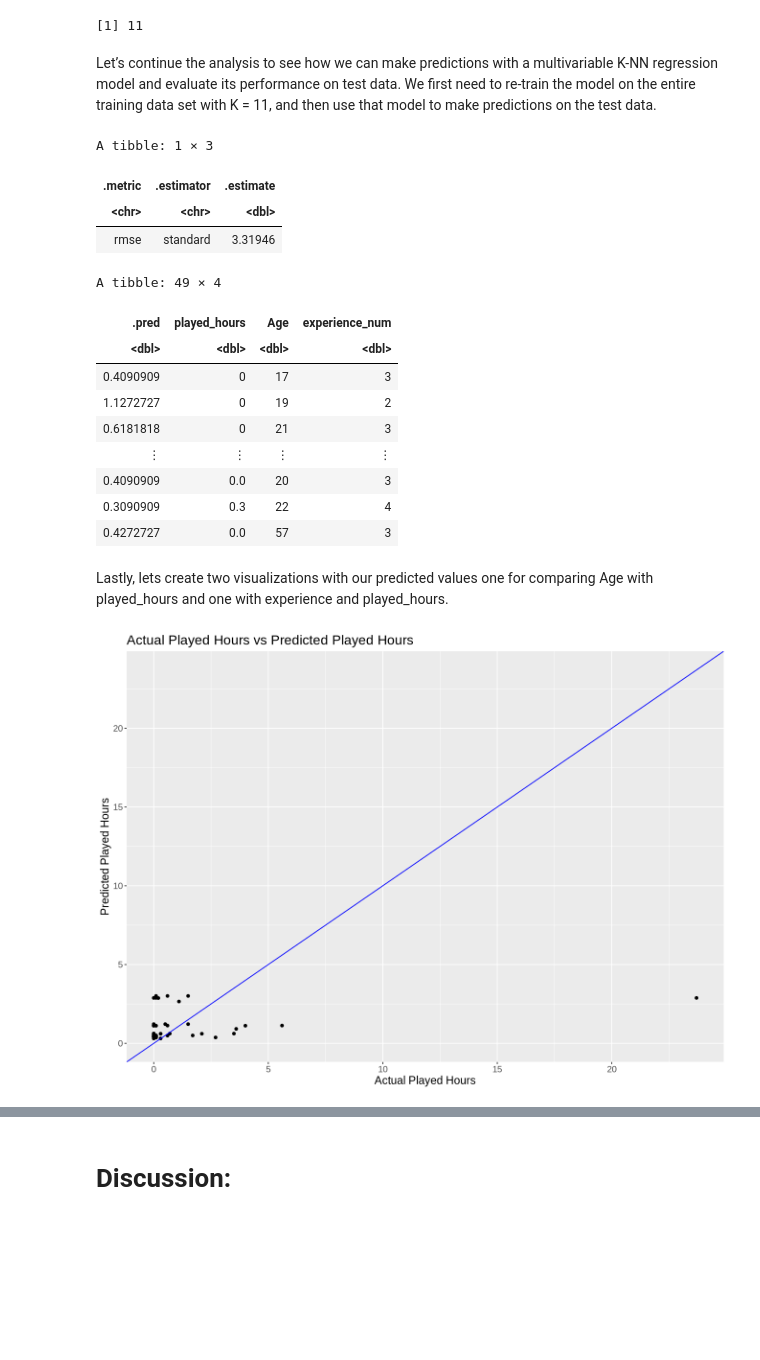
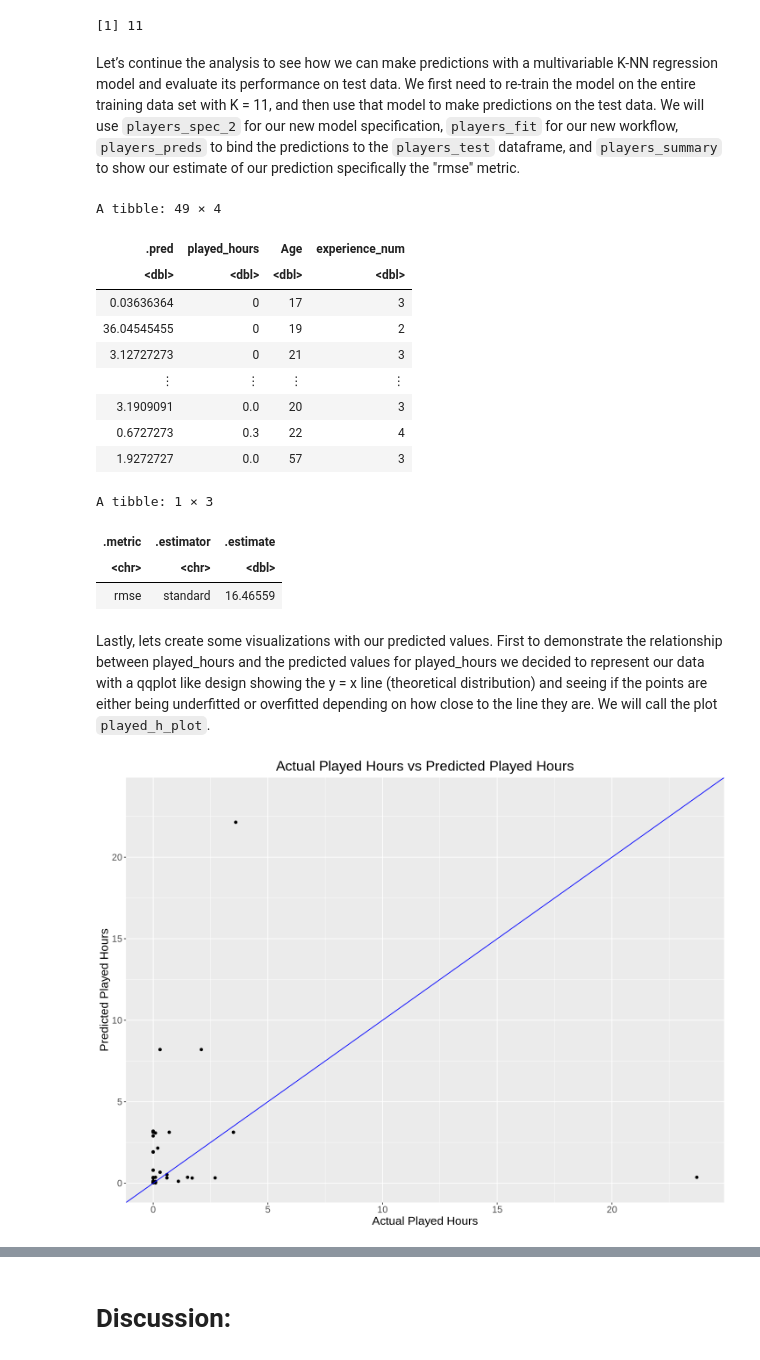
Before and after one commit to iSqlqmi/dsci_100_group_project, a Jupyter notebook: project_final_report.ipynb, the cells around one changed output, grey strips where cells are left out. Saved outputs shown, nothing was run; the diff lists cells and outputs as text; code cells hidden in the pictures; blank space fills up the shorter version.

```diff
--- a/project_final_report.ipynb
+++ b/project_final_report.ipynb
@@ -343,7 +365,7 @@ best_k
 # %% [output]
 [1] 11
 # %% [markdown]
-Let’s continue the analysis to see how we can make predictions with a multivariable K-NN regression model and evaluate its performance on test data. We first need to re-train the model on the entire training data set with K = 11, and then use that model to make predictions on the test data.
+Let’s continue the analysis to see how we can make predictions with a multivariable K-NN regression model and evaluate its performance on test data. We first need to re-train the model on the entire training data set with K = 11, and then use that model to make predictions on the test data. We will use `players_spec_2` for our new model specification, `players_fit` for our new workflow, `players_preds` to bind the predictions to the `players_test` dataframe, and `players_summary` to show our estimate of our prediction specifically the "rmse" metric.
 # %%
 players_spec_2 <- nearest_neighbor(weight_func = "rectangular", neighbors = best_k) |>
   set_engine("kknn") |>
@@ -352,51 +374,49 @@ players_spec_2 <- nearest_neighbor(weight_func = "rectangular", neighbors = best
 players_fit <- workflow() |>
   add_recipe(players_recipe) |>
   add_model(players_spec_2) |>
-  fit(data = players_test)
+  fit(data = players_train)
 
 players_preds <- players_fit |>
   predict(players_test) |>
   bind_cols(players_test)
 
 players_summary <- metrics(players_preds, truth = played_hours, estimate = .pred) |>
-                     filter(.metric == 'rmse')
+                   filter(.metric == 'rmse')
 
+players_preds
 players_summary
-players_preds
 # %% [output]
-A tibble: 1 × 3
+A tibble: 49 × 4
-| .metric | .estimator | .estimate |
-| <chr> | <chr> | <dbl> |
-| rmse | standard | 3.31946 |
+| .pred | played_hours | Age | experience_num |
+| <dbl> | <dbl> | <dbl> | <dbl> |
+| 0.03636364 | 0 | 17 | 3 |
+| 36.04545455 | 0 | 19 | 2 |
+| 3.12727273 | 0 | 21 | 3 |
+| ⋮ | ⋮ | ⋮ | ⋮ |
+| 3.1909091 | 0.0 | 20 | 3 |
+| 0.6727273 | 0.3 | 22 | 4 |
+| 1.9272727 | 0.0 | 57 | 3 |
-A tibble: 49 × 4
+A tibble: 1 × 3
-| .pred | played_hours | Age | experience_num |
-| <dbl> | <dbl> | <dbl> | <dbl> |
-| 0.4090909 | 0 | 17 | 3 |
-| 1.1272727 | 0 | 19 | 2 |
-| 0.6181818 | 0 | 21 | 3 |
-| ⋮ | ⋮ | ⋮ | ⋮ |
-| 0.4090909 | 0.0 | 20 | 3 |
-| 0.3090909 | 0.3 | 22 | 4 |
-| 0.4272727 | 0.0 | 57 | 3 |
+| .metric | .estimator | .estimate |
+| <chr> | <chr> | <dbl> |
+| rmse | standard | 16.46559 |
 # %% [markdown]
-Lastly, lets create two visualizations with our predicted values one for comparing Age with played_hours and one with experience and played_hours.
+Lastly, lets create some visualizations with our predicted values. First to demonstrate the relationship between played_hours and the predicted values for played_hours we decided to represent our data with a qqplot like design showing the y = x line (theoretical distribution) and seeing if the points are either being underfitted or overfitted depending on how close to the line they are. We will call the plot `played_h_plot`.
 # %%
-# breifly explain why we are using qqplot
+options(repr.plot.width = 12, repr.plot.height = 9)
 
 max_val <- max(players_preds$played_hours, na.rm = TRUE)
 
-age_plot_3 <- ggplot(players_preds, aes(x = played_hours, y = .pred)) +
+played_h_plot <- ggplot(players_preds, aes(x = played_hours, y = .pred)) +
   geom_point() +
   geom_abline(intercept = 0, slope = 1, color = "blue") +
   coord_cartesian(xlim = c(0, max_val), ylim = c(0, max_val)) +
   labs(
       x = "Actual Played Hours",
       y = "Predicted Played Hours",
       title = "Actual Played Hours vs Predicted Played Hours") +
-  theme(text = element_text(size = 14))
-age_plot_3
-
-# add point 0,0 and 1,1 then make geom line equal to y = x
-#Make qq plot for actual played_hours compared to predicted played_hours and then see if we have to filter based off of Age
+  theme(text = element_text(size = 16),
+  plot.title = element_text(hjust = 0.5))
+played_h_plot
 # %% [output]
-[figure, old version]
+[figure, new version]
```
Also changed, not shown: parts of 24 cells of this notebook.
